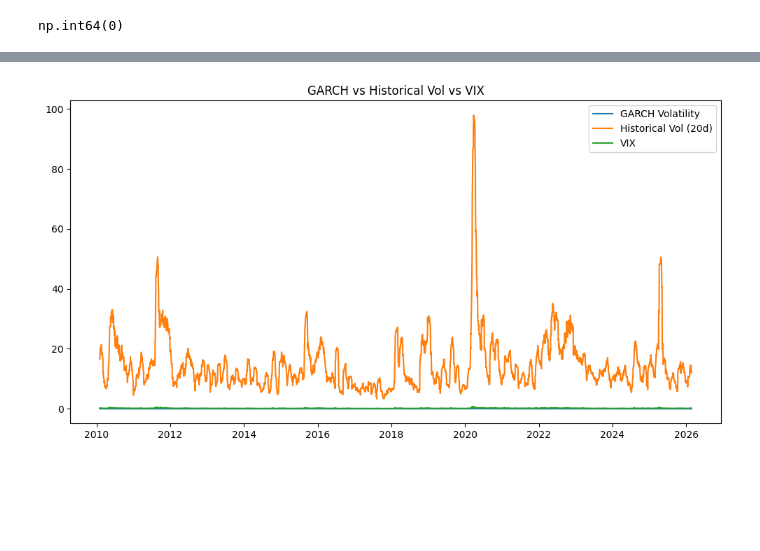
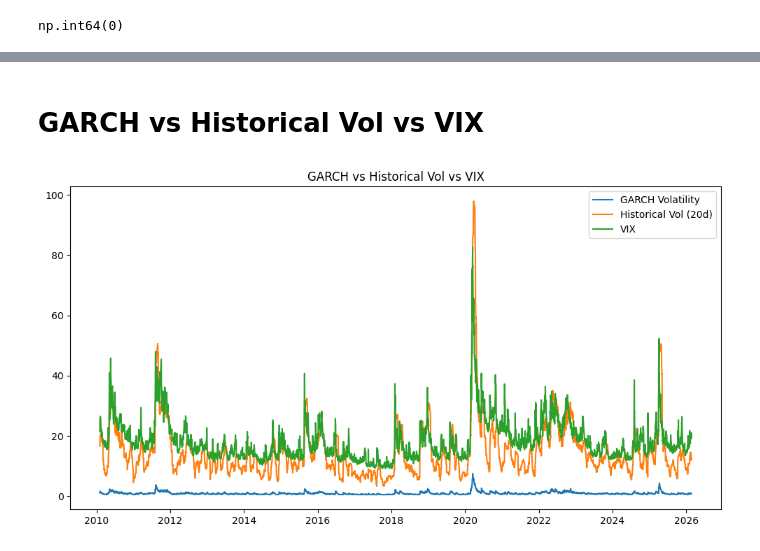
Before and after one commit to akhyear/GARCHVolatilityProject, a Jupyter notebook: notebooks/04_garch_modeling_with_arch.ipynb, the cells around one changed output, grey strips where cells are left out. Cells and saved outputs as stored; diff of their text form; code cells hidden in the pictures; blank space fills up the shorter version.

Commit message:
fix: GARCH vs Historical Vol vs VIX

```diff
--- a/notebooks/04_garch_modeling_with_arch.ipynb
+++ b/notebooks/04_garch_modeling_with_arch.ipynb
@@ -97,7 +97,8 @@ np.float64(0.9665308230283414)
 # %%
 # Volatility shocks decay slowly.
 # %%
-df.loc[returns.index, "GARCH_Vol"] = garch_result.conditional_volatility / 100
+# Extract Conditional Volatility
+df.loc[returns.index, "GARCH_Vol"] = garch_result.conditional_volatility
 # %%
 returns
 # %% [output]
@@ -144,11 +154,13 @@ np.int64(0)
+# %% [markdown]
+# GARCH vs Historical Vol vs VIX
 # %%
 plt.figure(figsize=(12,6))
 plt.plot(df["Date"], df["GARCH_Vol"], label="GARCH Volatility")
 plt.plot(df["Date"], df["HV_20_Annualized"], label="Historical Vol (20d)")
-plt.plot(df["Date"], df["VIX_Close"]/100, label="VIX")
+plt.plot(df["Date"], df["VIX_Close"], label="VIX")
 
 plt.legend()
 plt.title("GARCH vs Historical Vol vs VIX")
 plt.show()
 # %% [output]
-[figure, old version]
+[figure, new version]
```
Also changed, not shown: parts of 3 cells of this notebook.
